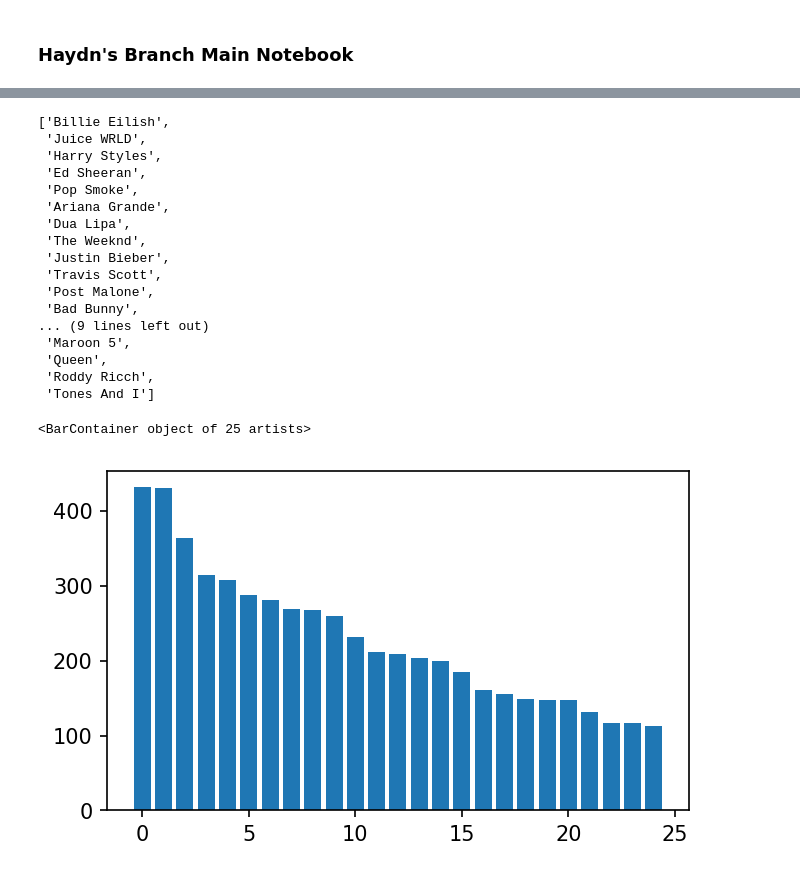
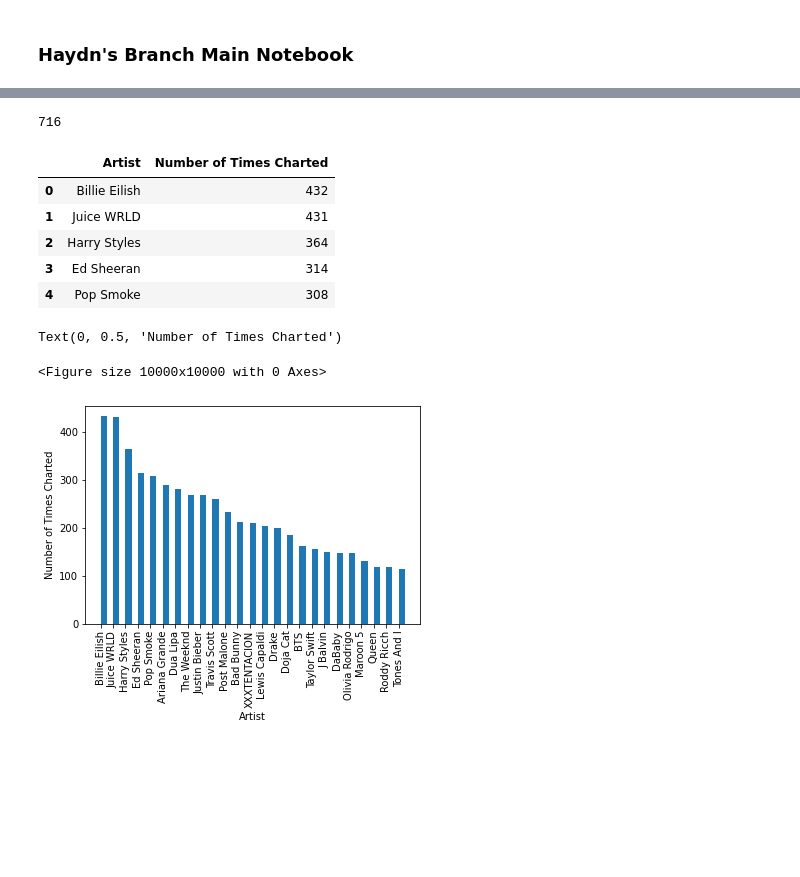
Before and after one commit to saharthejamal/project_one, a Jupyter notebook: Haydn-code.ipynb, the cells around one changed output, grey strips where cells are left out. Cells and saved outputs as stored; diff of their text form; code cells hidden in the pictures; blank space fills up the shorter version.

```diff
--- a/Haydn-code.ipynb
+++ b/Haydn-code.ipynb
@@ -74,6 +97,11 @@ other.Genre.value_counts()
 # %%
 genre = (pd.unique(top200_df['Genre']))
 # genre
+# %%
+unique_artists = top200_df.Artist.nunique()
+unique_artists
+# %% [output]
+716
 # %%
 artist = top200_df.loc[:, ['Artist','Number of Times Charted']]
 
@@ -84,34 +112,39 @@ top_artists = artist.head(25)
 top_artist_names = list(top_artists['Artist'])
 top_artist_names
 chart_data = list(top_artists['Number of Times Charted'])
-top_artist_names
+
+top_artists.head()
 # %% [output]
-['Billie Eilish',
- 'Juice WRLD',
- 'Harry Styles',
- 'Ed Sheeran',
- 'Pop Smoke',
- 'Ariana Grande',
- 'Dua Lipa',
- 'The Weeknd',
- 'Justin Bieber',
- 'Travis Scott',
- 'Post Malone',
- 'Bad Bunny',
-... (9 lines left out)
- 'Maroon 5',
- 'Queen',
- 'Roddy Ricch',
- 'Tones And I']
+|  | Artist | Number of Times Charted |
+| 0 | Billie Eilish | 432 |
+| 1 | Juice WRLD | 431 |
+| 2 | Harry Styles | 364 |
+| 3 | Ed Sheeran | 314 |
+| 4 | Pop Smoke | 308 |
 # %%
 x_axis = np.arange(len(top_artists))
 chart_data = top_artists['Number of Times Charted']
-figure(figsize=(5,3), dpi=150)
 
-plt.bar(x_axis,chart_data)
+chart_numbers = list(top_artists['Number of Times Charted'])
 
+figure(figsize=(20,20), dpi=500)
+
+figure1,ax = plt.subplots()
+plt.bar(x_axis,chart_data,align='edge',width=0.5)
+
+ax.set_xticks(x_axis)
+plt.xticks(rotation=90)
+ax.set_xticklabels(top_artist_names)
+plt.annotate()
+# ax.bar_label(chart_numbers)
+
+plt.xlabel('Artist')
+plt.ylabel('Number of Times Charted')
+
+# fig.set_xticklabels(top_artist_names)
 #       figure out how to rotate the bar labels, and space them out
-plt.xlabel(top_artist_names)
+# plt.xlabel(top_artist_names)
 # %% [output]
-<BarContainer object of 25 artists>
+Text(0, 0.5, 'Number of Times Charted')
+<Figure size 10000x10000 with 0 Axes>
-[figure, old version]
+[figure, new version]
```
Also changed, not shown: parts of 14 cells of this notebook, 4 other files.
